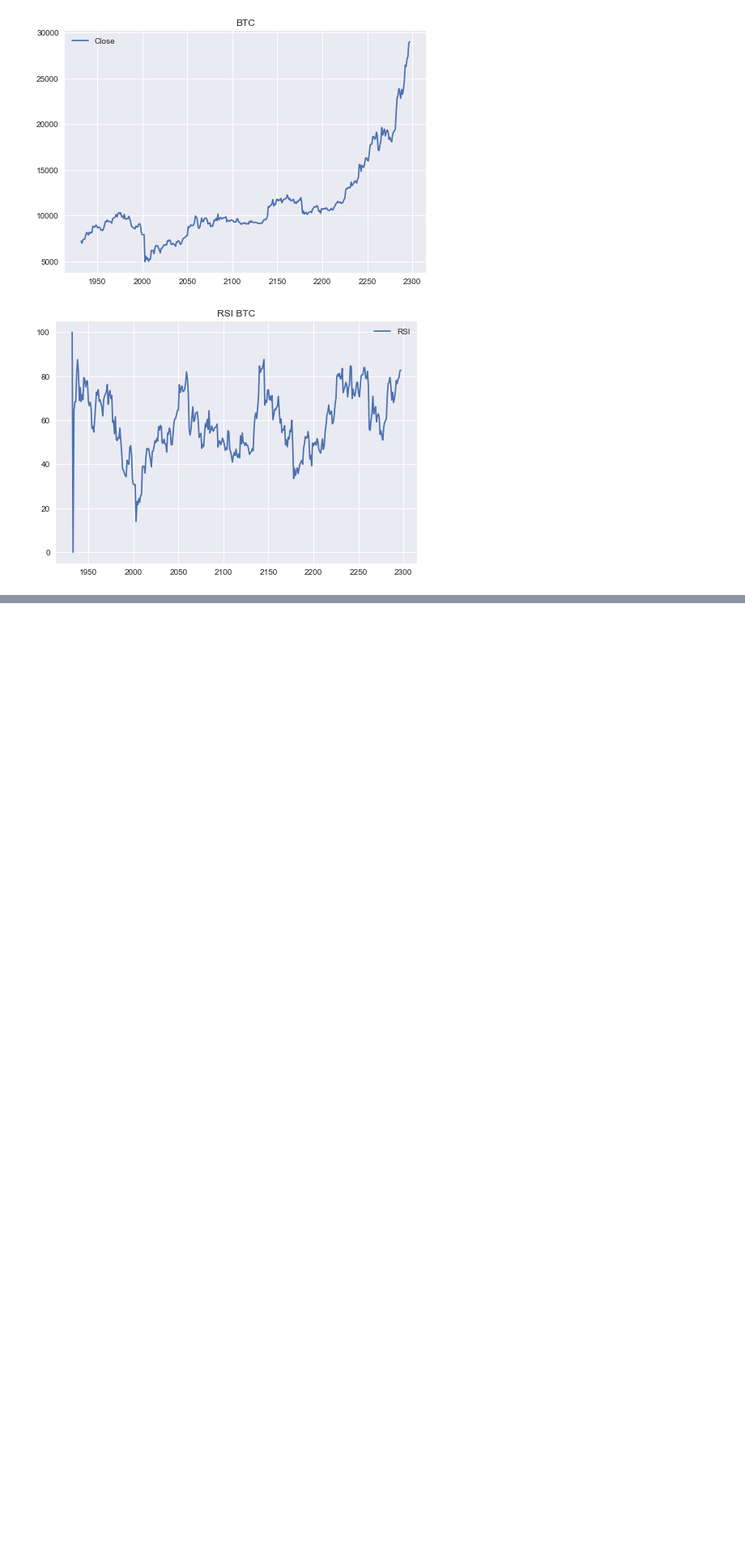
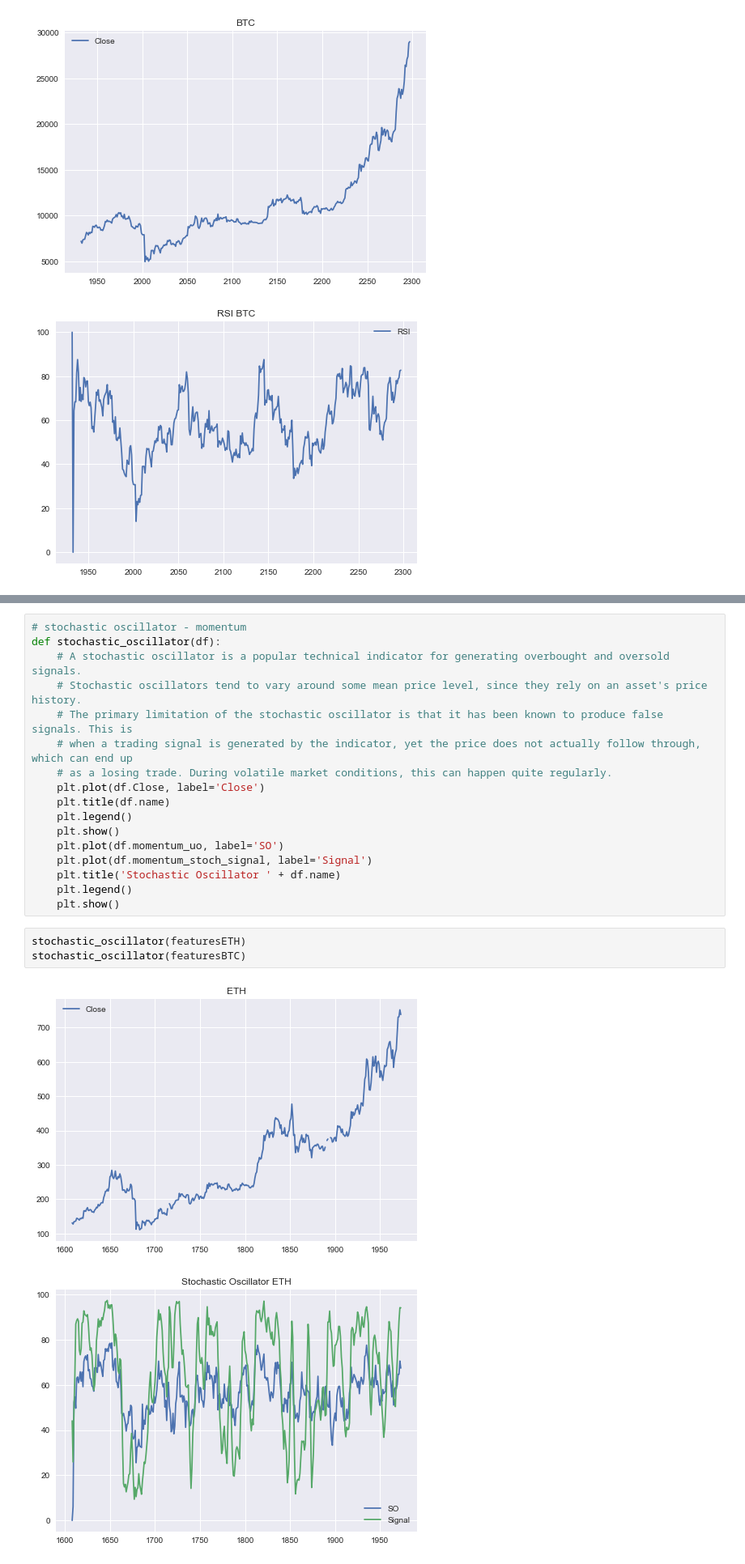
Before and after one commit to malqudah/Technical-Analysis-of-Cryptocurrencies, a Jupyter notebook: project.ipynb, the cells around one changed output, grey strips where cells are left out. Shown at 81% size. Saved outputs shown, nothing was run; the diff lists cells and outputs as text; blank space fills up the shorter version.

```diff
--- a/project.ipynb
+++ b/project.ipynb
@@ -421,0 +491,23 @@ rsi(featuresBTC)
+# %%
+# stochastic oscillator - momentum
+def stochastic_oscillator(df):
+    # A stochastic oscillator is a popular technical indicator for generating overbought and oversold signals.
+    # Stochastic oscillators tend to vary around some mean price level, since they rely on an asset's price history.
+    # The primary limitation of the stochastic oscillator is that it has been known to produce false signals. This is
+    # when a trading signal is generated by the indicator, yet the price does not actually follow through, which can end up
+    # as a losing trade. During volatile market conditions, this can happen quite regularly.
+    plt.plot(df.Close, label='Close')
+    plt.title(df.name)
+    plt.legend()
+    plt.show()
+    plt.plot(df.momentum_uo, label='SO')
+    plt.plot(df.momentum_stoch_signal, label='Signal')
+    plt.title('Stochastic Oscillator ' + df.name)
+    plt.legend()
+    plt.show()
+# %%
+stochastic_oscillator(featuresETH)
+stochastic_oscillator(featuresBTC)
+# %% [output]
+[figure, added]
+[figure, added]
```
Also changed, not shown: parts of 10 cells of this notebook.
